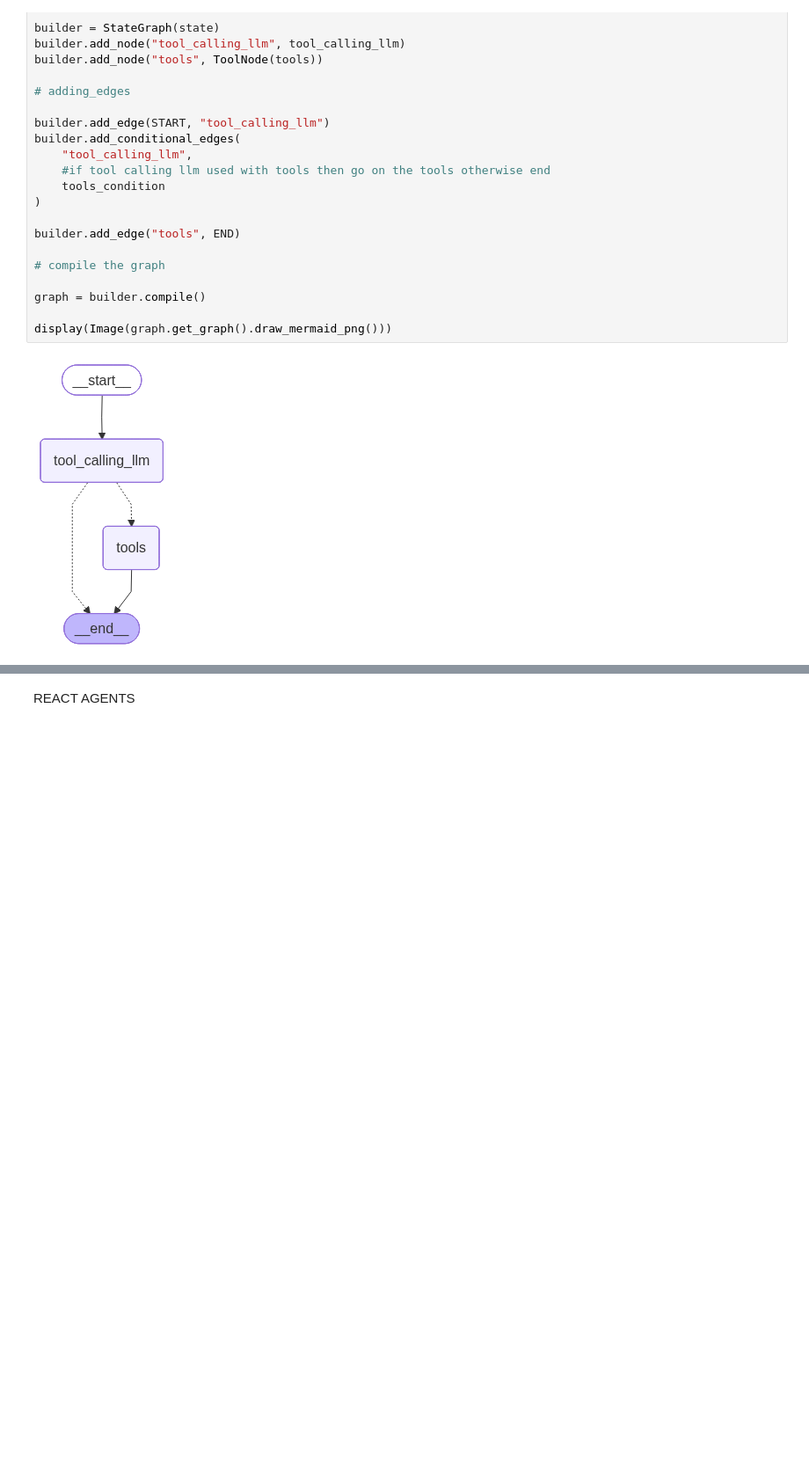
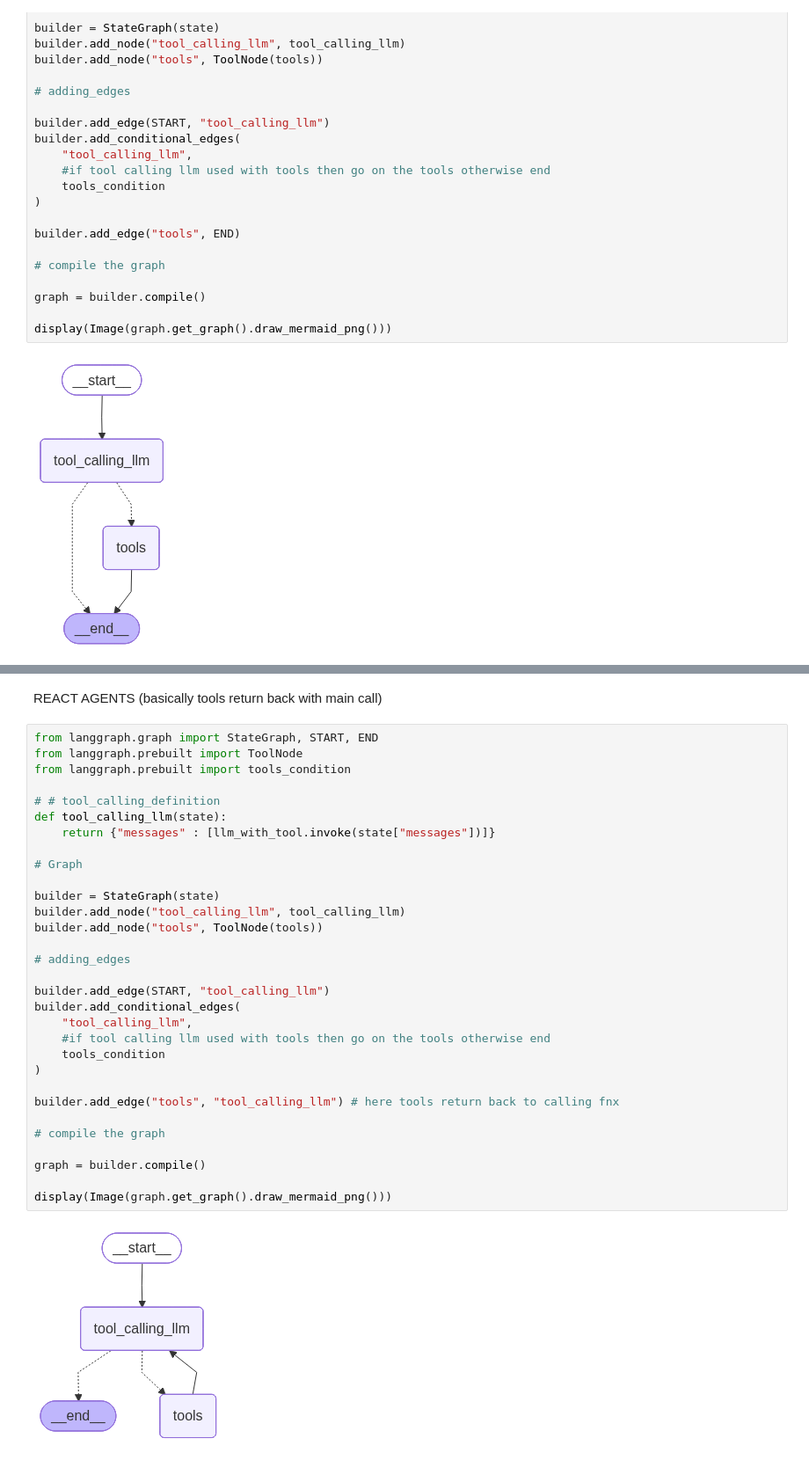
Before and after one commit to harshitgarg-03/langgraph_updated, a Jupyter notebook: BasicChatbot/basicChatbot.ipynb, the cells around one changed output, grey strips where cells are left out. Shown at 88% size. Drawn from its saved outputs; the diff is of its cells as text; blank space fills up the shorter version.

```diff
--- a/BasicChatbot/basicChatbot.ipynb
+++ b/BasicChatbot/basicChatbot.ipynb
@@ -218,2 +221,36 @@ Name: tavily_search
 # %% [markdown]
 REACT AGENTS
+(basically tools return back with main call)
+# %%
+from langgraph.graph import StateGraph, START, END
+from langgraph.prebuilt import ToolNode
+from langgraph.prebuilt import tools_condition
+
+# # tool_calling_definition
+def tool_calling_llm(state):
+    return {"messages" : [llm_with_tool.invoke(state["messages"])]}
+
+# Graph
+
+builder = StateGraph(state)
+builder.add_node("tool_calling_llm", tool_calling_llm)
+builder.add_node("tools", ToolNode(tools))
+
+# adding_edges
+
+builder.add_edge(START, "tool_calling_llm")
+builder.add_conditional_edges(
+    "tool_calling_llm",
+    #if tool calling llm used with tools then go on the tools otherwise end
+    tools_condition
+)
+
+builder.add_edge("tools", "tool_calling_llm") # here tools return back to calling fnx
+
+# compile the graph
+
+graph = builder.compile()
+
+display(Image(graph.get_graph().draw_mermaid_png()))
+# %% [output]
+[figure, added]
```
Also changed, not shown: parts of 9 cells of this notebook.
